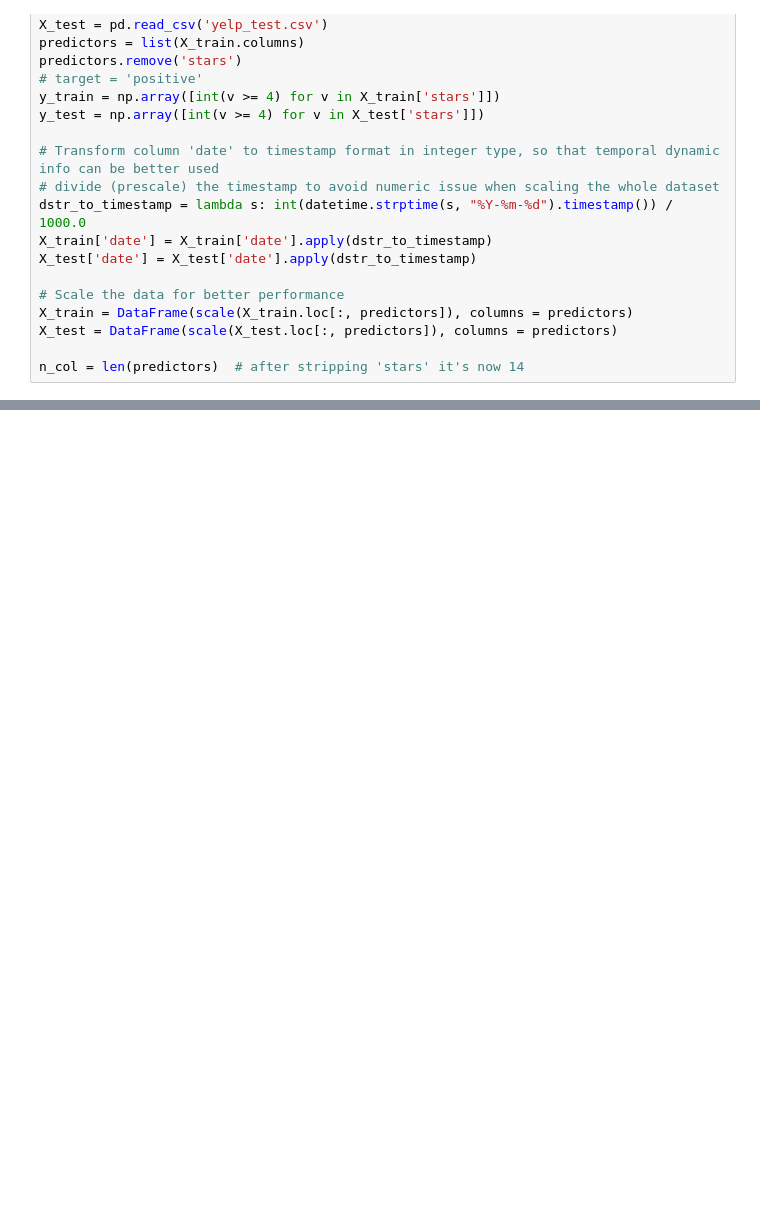
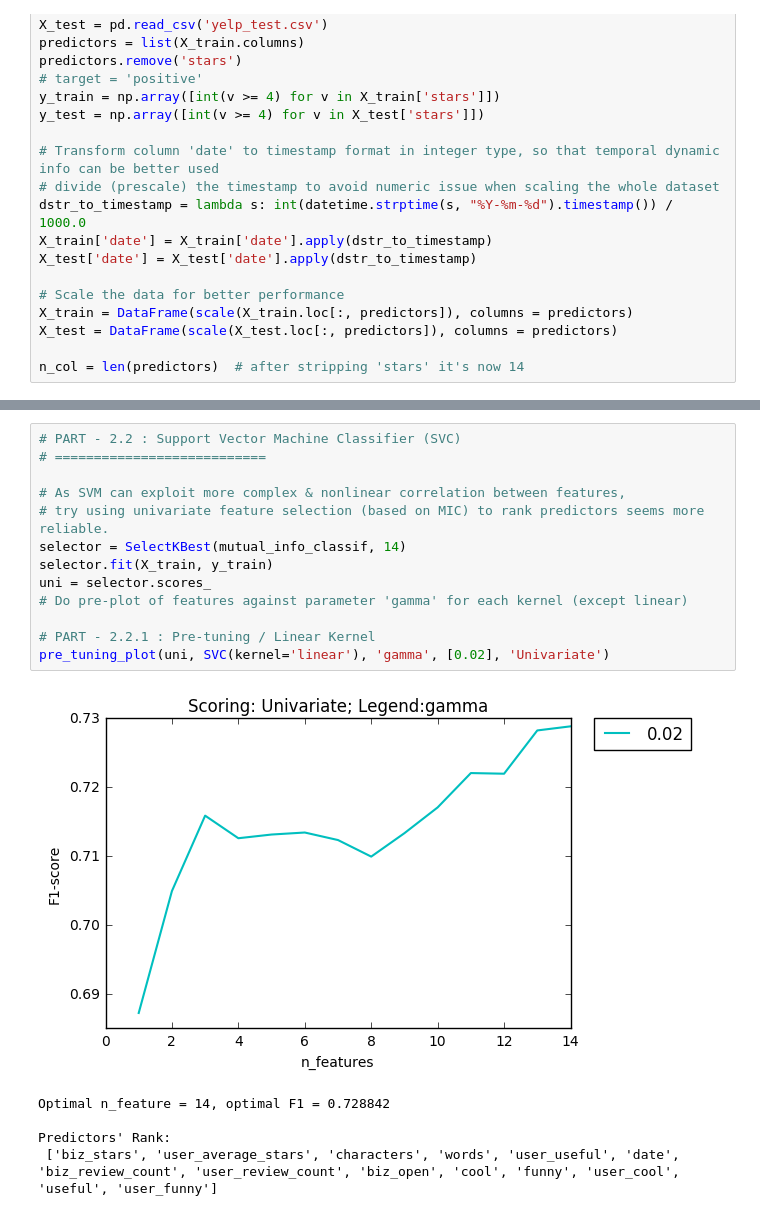
Before and after one commit to Adward-R/STAT-665-DMML, a Jupyter notebook: HW09/hw09.ipynb, the cells around one changed output, grey strips where cells are left out. Saved outputs shown, nothing was run; the diff lists cells and outputs as text; blank space fills up the shorter version.

```diff
--- a/HW09/hw09.ipynb
+++ b/HW09/hw09.ipynb
@@ -116,0 +169,19 @@ Predictors:
+# %%
+# PART - 2.2 : Support Vector Machine Classifier (SVC)
+# ===========================
+
+# As SVM can exploit more complex & nonlinear correlation between features,
+# try using univariate feature selection (based on MIC) to rank predictors seems more reliable.
+selector = SelectKBest(mutual_info_classif, 14)
+selector.fit(X_train, y_train)
+uni = selector.scores_
+# Do pre-plot of features against parameter 'gamma' for each kernel (except linear)
+
+# PART - 2.2.1 : Pre-tuning / Linear Kernel
+pre_tuning_plot(uni, SVC(kernel='linear'), 'gamma', [0.02], 'Univariate')
+# %% [output]
+[figure, added]
+Optimal n_feature = 14, optimal F1 = 0.728842
+
+Predictors' Rank:
+ ['biz_stars', 'user_average_stars', 'characters', 'words', 'user_useful', 'date', 'biz_review_count', 'user_review_count', 'biz_open', 'cool', 'funny', 'user_cool', 'useful', 'user_funny']
```
Also changed, not shown: parts of 13 cells of this notebook.
